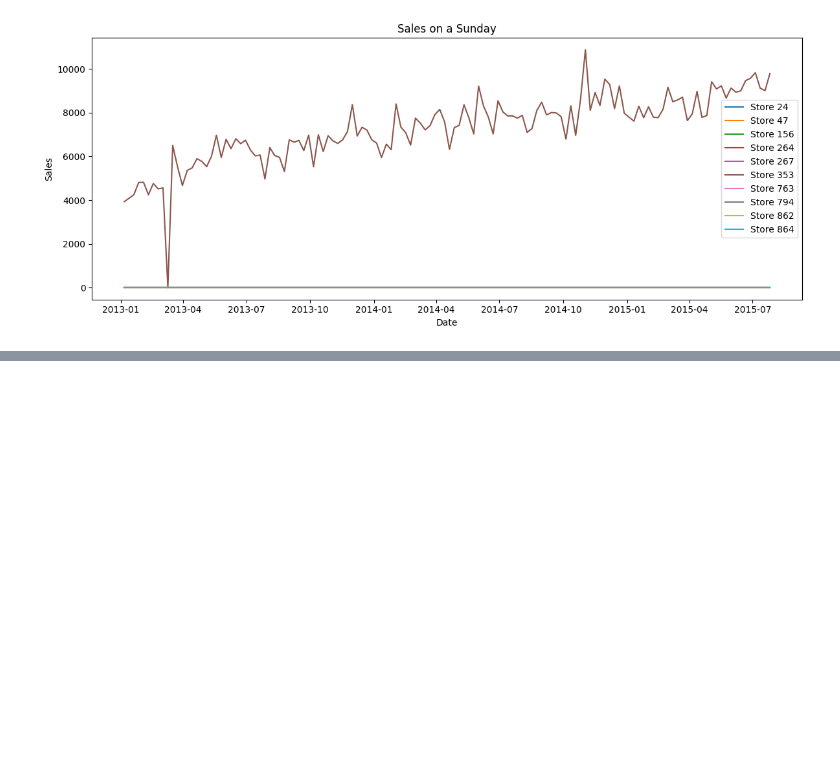
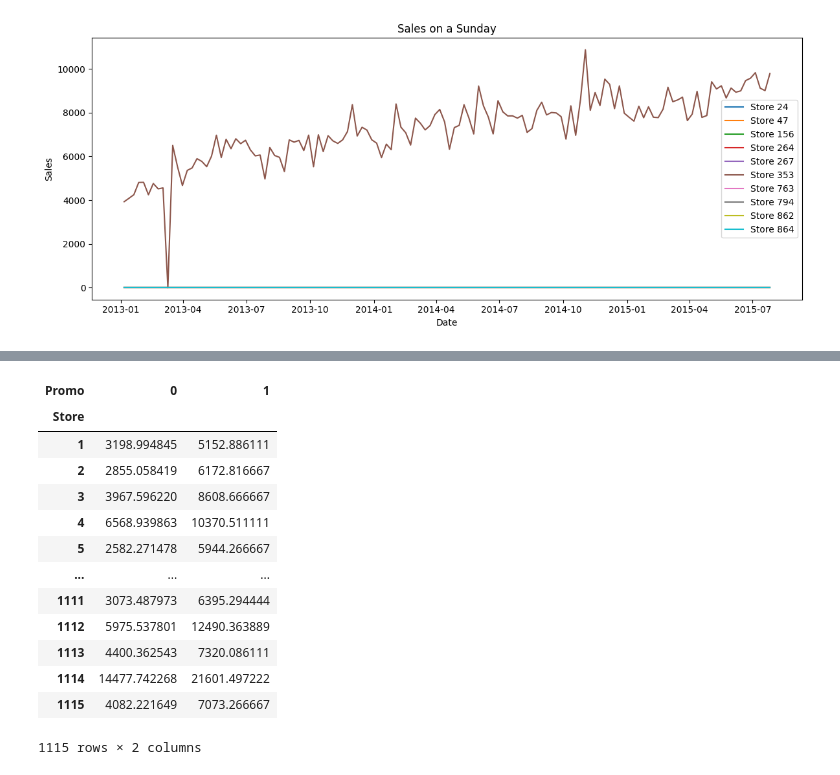
Before and after one commit to SARANGIVenkateshwarlu/Time-Series-Projects, a Jupyter notebook: Time_Series_Analysis/Lab_complete_EDA.ipynb, the cells around one changed output, grey strips where cells are left out. Saved outputs shown, nothing was run; the diff lists cells and outputs as text; code cells hidden in the pictures; blank space fills up the shorter version.

```diff
--- a/Time_Series_Analysis/Lab_1.ipynb
+++ b/Time_Series_Analysis/Lab_complete_EDA.ipynb
@@ -235,0 +288,19 @@ plt.show()
+# %%
+# Task 2: Compute the mean sales per store split by promotion status and store the result in promo_uplift.
+promo_uplift = df.groupby(['Store', 'Promo'])['Sales'].mean().unstack()
+promo_uplift
+# %% [output]
+| Promo | 0 | 1 |
+| Store |  |  |
+| 1 | 3198.994845 | 5152.886111 |
+| 2 | 2855.058419 | 6172.816667 |
+| 3 | 3967.596220 | 8608.666667 |
+| 4 | 6568.939863 | 10370.511111 |
+| 5 | 2582.271478 | 5944.266667 |
+| ... | ... | ... |
+| 1111 | 3073.487973 | 6395.294444 |
+| 1112 | 5975.537801 | 12490.363889 |
+| 1113 | 4400.362543 | 7320.086111 |
+| 1114 | 14477.742268 | 21601.497222 |
+| 1115 | 4082.221649 | 7073.266667 |
+1115 rows × 2 columns
```
Also changed, not shown: parts of 10 cells of this notebook.
